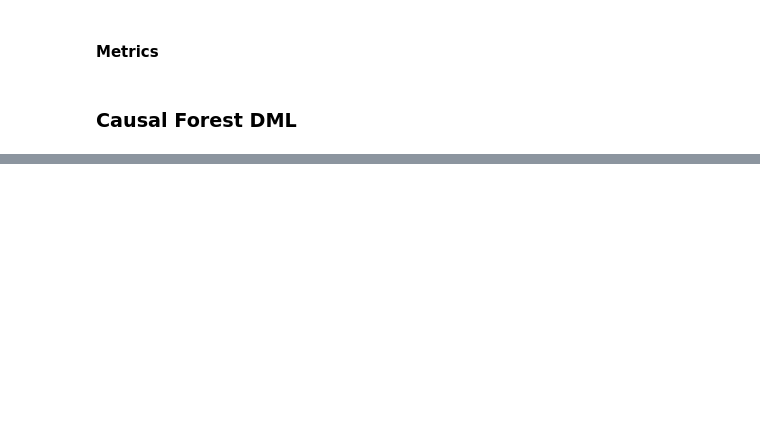
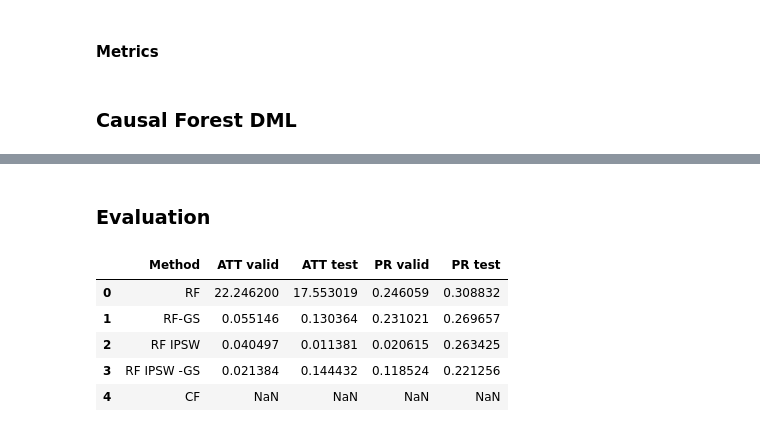
Before and after one commit to PauMarquez99/DataScience-CE888, a Jupyter notebook: Assignments/CE888 Assignment 2/Datasets Notebooks/CE888-Assignment2_JOBS.ipynb, the cells around one changed output, grey strips where cells are left out. Saved outputs shown, nothing was run; the diff lists cells and outputs as text; code cells hidden in the pictures; blank space fills up the shorter version.

```diff
--- a/Assignments/CE888 Assignment 2/Datasets Notebooks/CE888-Assignment2_JOBS.ipynb
+++ b/Assignments/CE888 Assignment 2/Datasets Notebooks/CE888-Assignment2_JOBS.ipynb
@@ -342,0 +334,14 @@ NameError: ignored
+# %% [markdown]
+### Evaluation
+# %%
+cols = ['Method', 'ATT valid', 'ATT test', 'PR valid', 'PR test']
+
+df = pd.DataFrame(results, columns=cols)
+df
+# %% [output]
+|  | Method | ATT valid | ATT test | PR valid | PR test |
+| 0 | RF | 22.246200 | 17.553019 | 0.246059 | 0.308832 |
+| 1 | RF-GS | 0.055146 | 0.130364 | 0.231021 | 0.269657 |
+| 2 | RF IPSW | 0.040497 | 0.011381 | 0.020615 | 0.263425 |
+| 3 | RF IPSW -GS | 0.021384 | 0.144432 | 0.118524 | 0.221256 |
+| 4 | CF | NaN | NaN | NaN | NaN |
```
Also changed, not shown: parts of 7 cells of this notebook.
